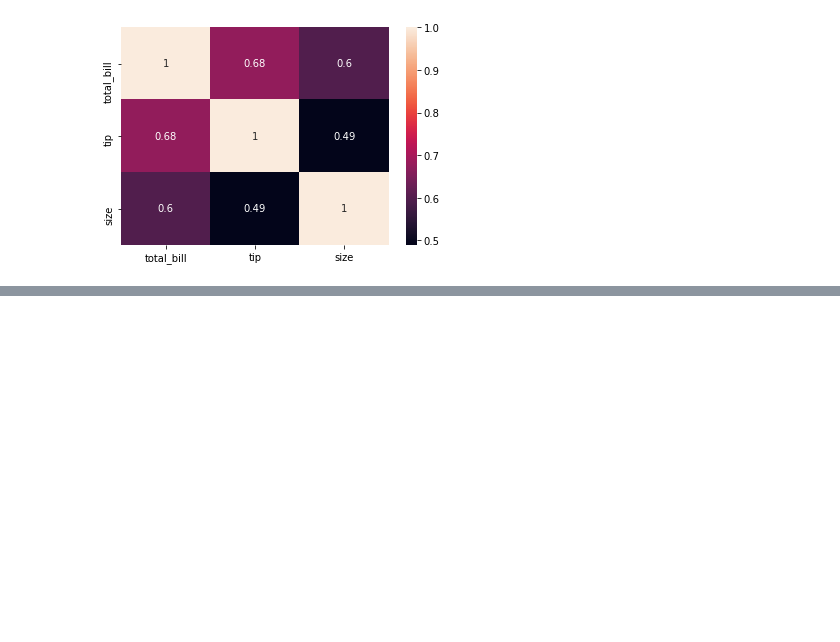
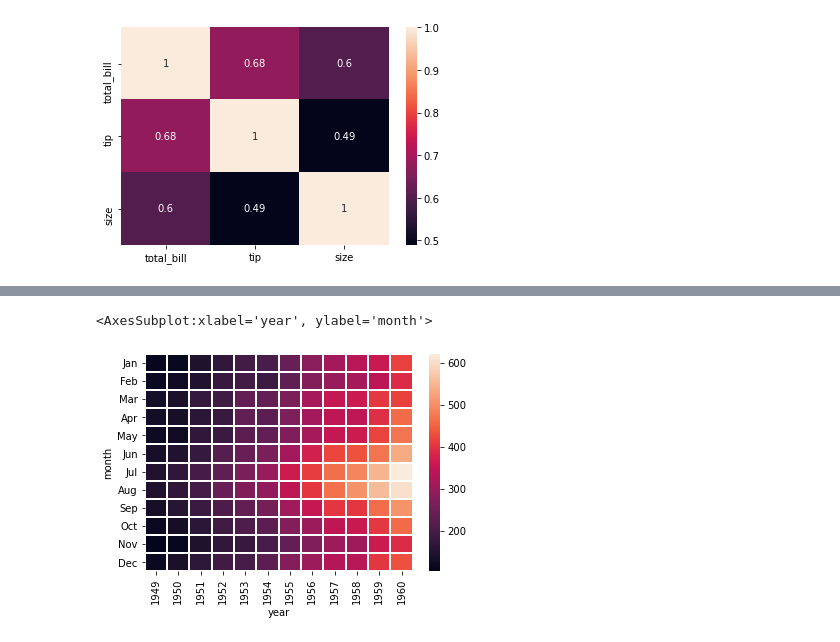
Before and after one commit to GKPSingh/28May2021, a Jupyter notebook: Practice.ipynb, the cells around one changed output, grey strips where cells are left out. Drawn from its saved outputs; the diff is of its cells as text; code cells hidden in the pictures; blank space fills up the shorter version.

```diff
--- a/Practice.ipynb
+++ b/Practice.ipynb
@@ -551,0 +561,3 @@ sns.heatmap(tc, annot = True)
+# %%
+fp = flights.pivot(index = 'month', columns = 'year', values = 'passengers')
+fp
@@ -551,0 +579,5 @@ sns.heatmap(tc, annot = True)
+# %%
+sns.heatmap(fp,lw = 1)
+# %% [output]
+<AxesSubplot:xlabel='year', ylabel='month'>
+[figure, added]
```
Also changed, not shown: parts of 29 cells of this notebook.
